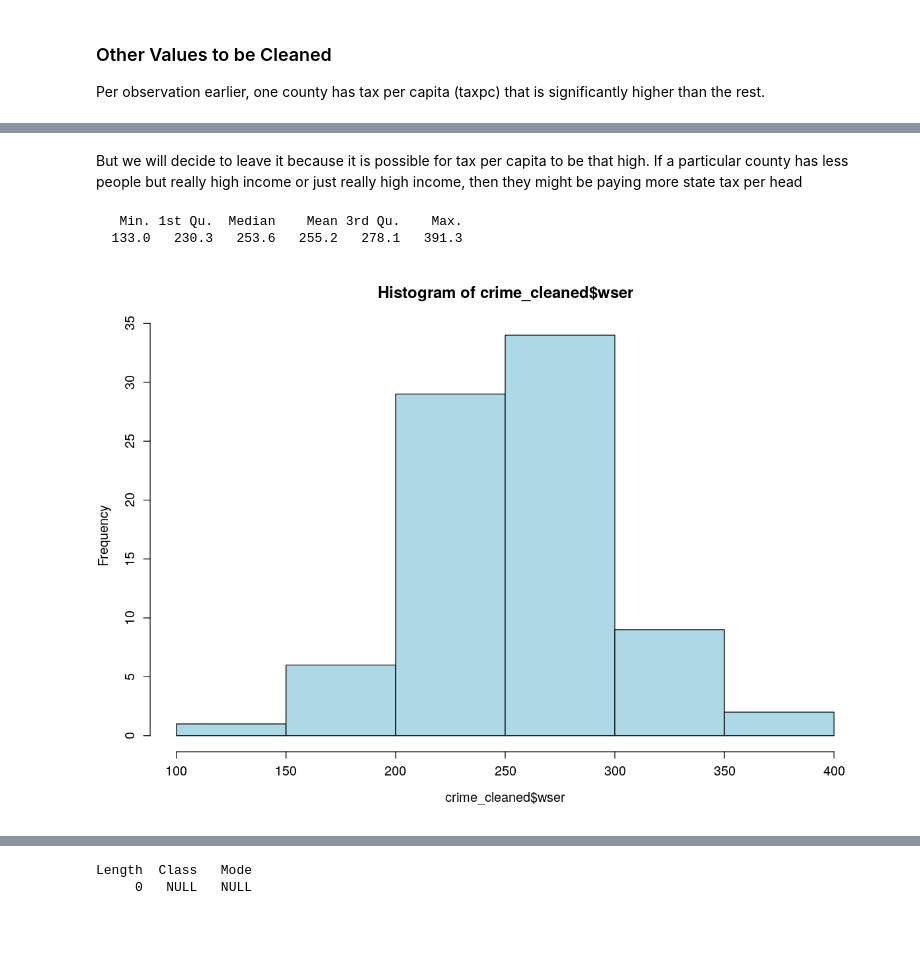
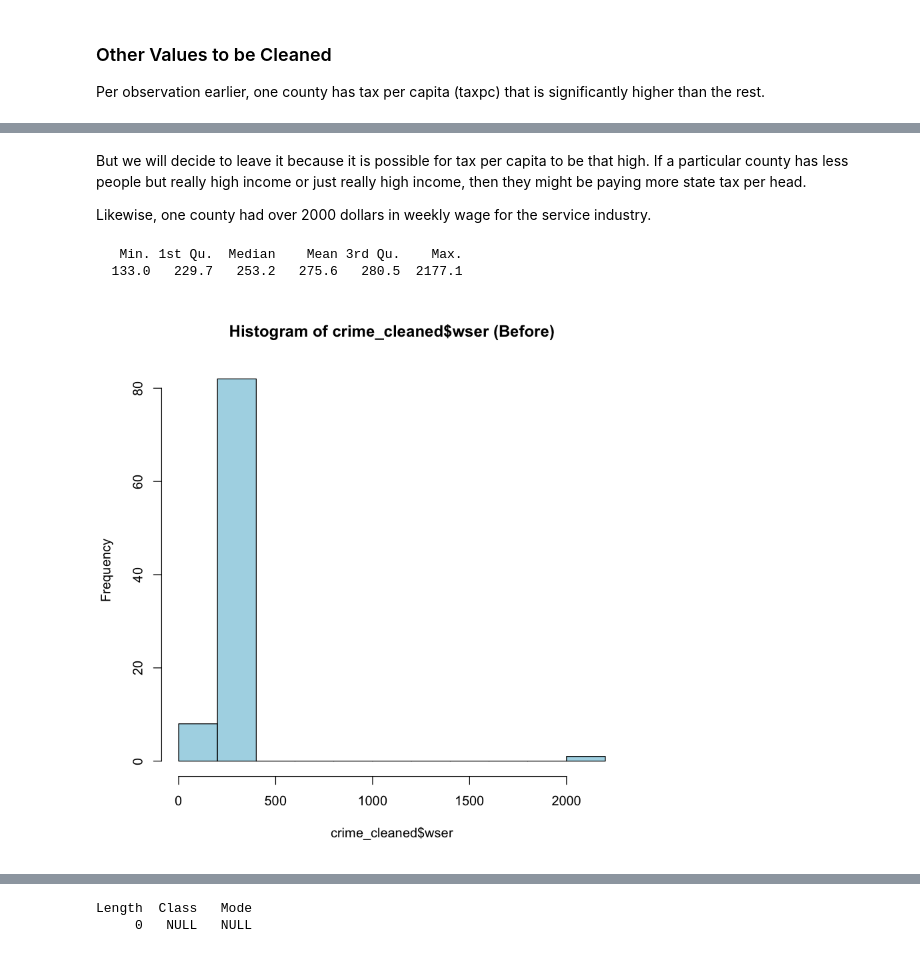
Before and after one commit to lucaschadwicklam97/lab_3_collab, a Jupyter notebook: Annabelle_Joy_Lucas_lab3_v2.ipynb, the cells around one changed output, grey strips where cells are left out. Drawn from its saved outputs; the diff is of its cells as text; code cells hidden in the pictures; blank space fills up the shorter version.

```diff
--- a/Annabelle_Joy_Lucas_lab3_v2.ipynb
+++ b/Annabelle_Joy_Lucas_lab3_v2.ipynb
@@ -159,9 +159,13 @@ hist(crime_cleaned$taxpc,
 # %% [markdown]
-But we will decide to leave it because it is possible for tax per capita to be that high. If a particular county has less people but really high income or just really high income, then they might be paying more state tax per head
+But we will decide to leave it because it is possible for tax per capita to be that high. If a particular county has less people but really high income or just really high income, then they might be paying more state tax per head.
+
+
+
+Likewise, one county had over 2000 dollars in weekly wage for the service industry.
 # %%
 summary(crime_cleaned$wser)
-hist(crime_cleaned$wser, col='light blue')
+hist(crime_cleaned$wser, col='light blue', main = "Histogram of crime_cleaned$wser (Before)")
 # %% [output]
    Min. 1st Qu.  Median    Mean 3rd Qu.    Max.
-  133.0   230.3   253.6   255.2   278.1   391.3
+  133.0   229.7   253.2   275.6   280.5  2177.1
-[figure, old version]
+[figure, new version]
```
Also changed, not shown: parts of 33 cells of this notebook.
